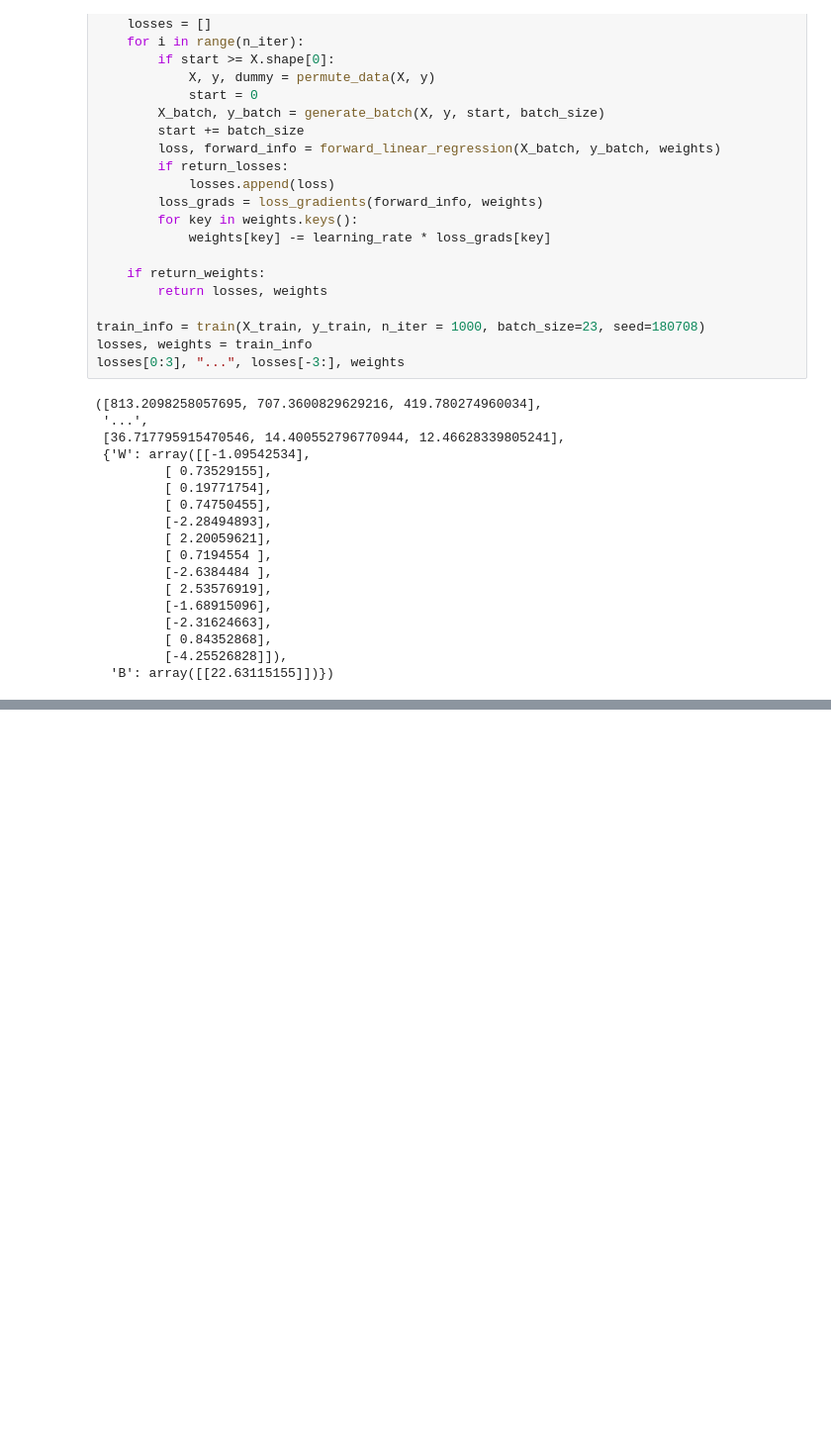
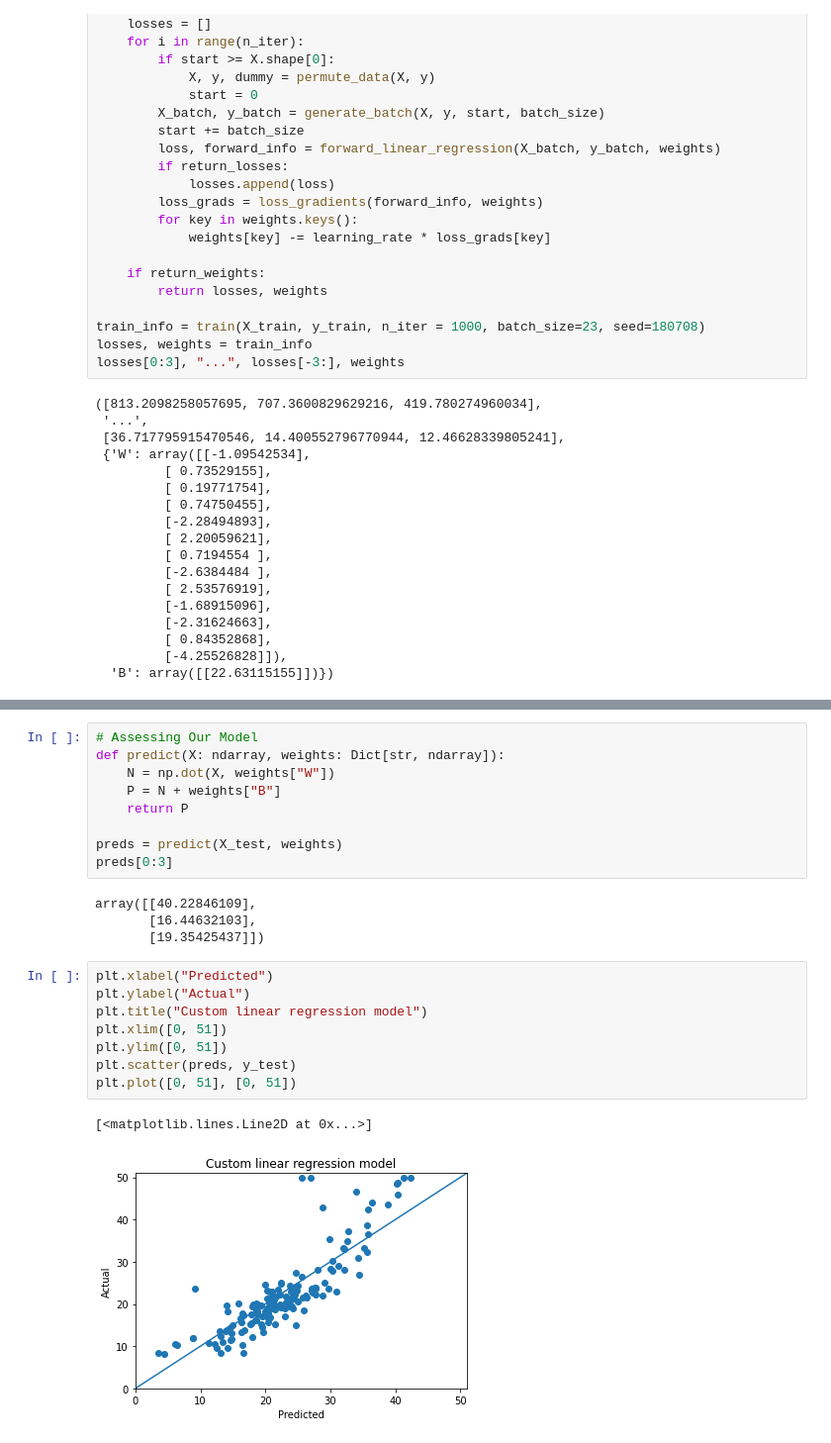
Before and after one commit to mcorne/test-python, a Jupyter notebook: dlfs/2-fundamentals.ipynb, the cells around one changed output, grey strips where cells are left out. Shown: that part at 99% size. Cells and saved outputs as stored; diff of their text form; blank space fills up the shorter version.

```diff
--- a/dlfs/2-fundamentals.ipynb
+++ b/dlfs/2-fundamentals.ipynb
@@ -303,0 +310,24 @@ losses[0:3], "...", losses[-3:], weights
+# %%
+# Assessing Our Model
+def predict(X: ndarray, weights: Dict[str, ndarray]):
+    N = np.dot(X, weights["W"])
+    P = N + weights["B"]
+    return P
+
+preds = predict(X_test, weights)
+preds[0:3]
+# %% [output]
+array([[40.22846109],
+       [16.44632103],
+       [19.35425437]])
+# %%
+plt.xlabel("Predicted")
+plt.ylabel("Actual")
+plt.title("Custom linear regression model")
+plt.xlim([0, 51])
+plt.ylim([0, 51])
+plt.scatter(preds, y_test)
+plt.plot([0, 51], [0, 51])
+# %% [output]
+[<matplotlib.lines.Line2D at 0x...>]
+[figure, added]
```
Also changed, not shown: parts of 6 cells of this notebook.
